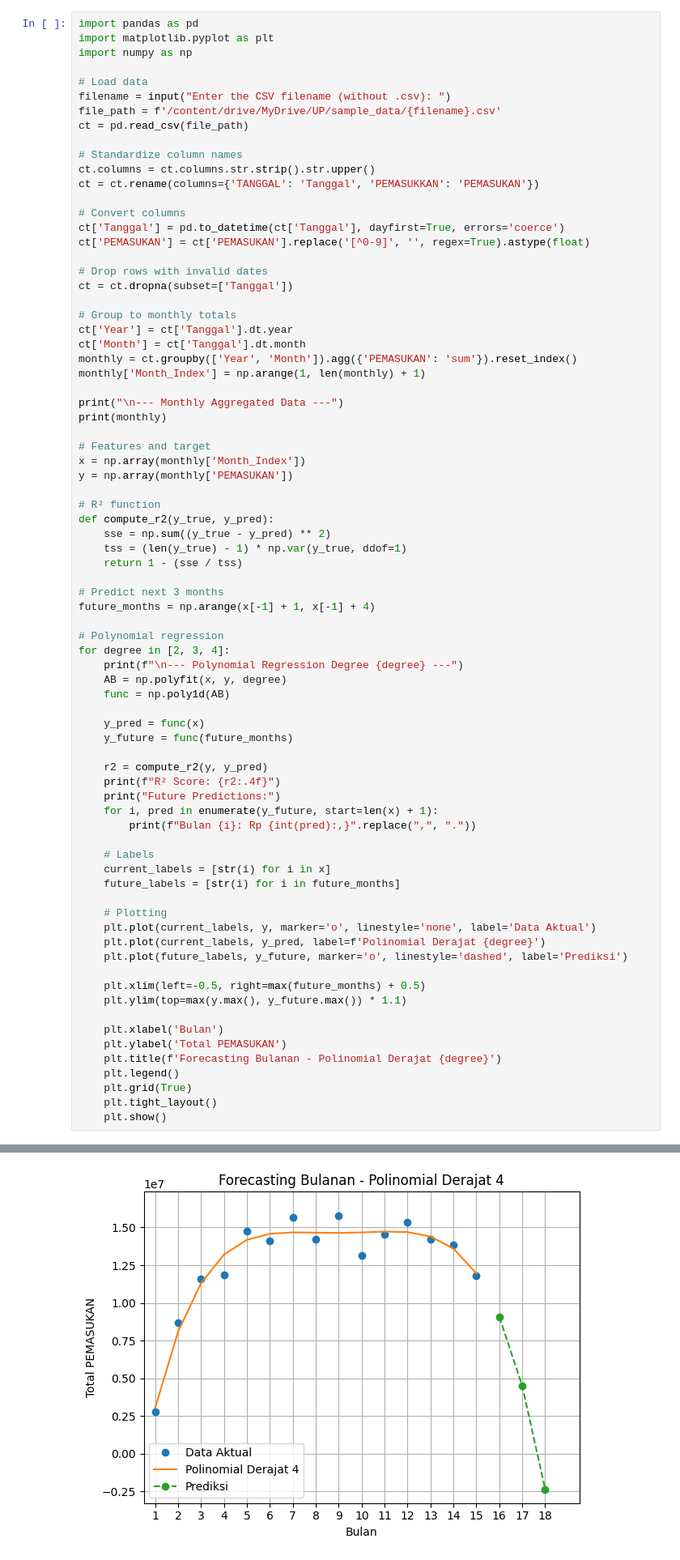
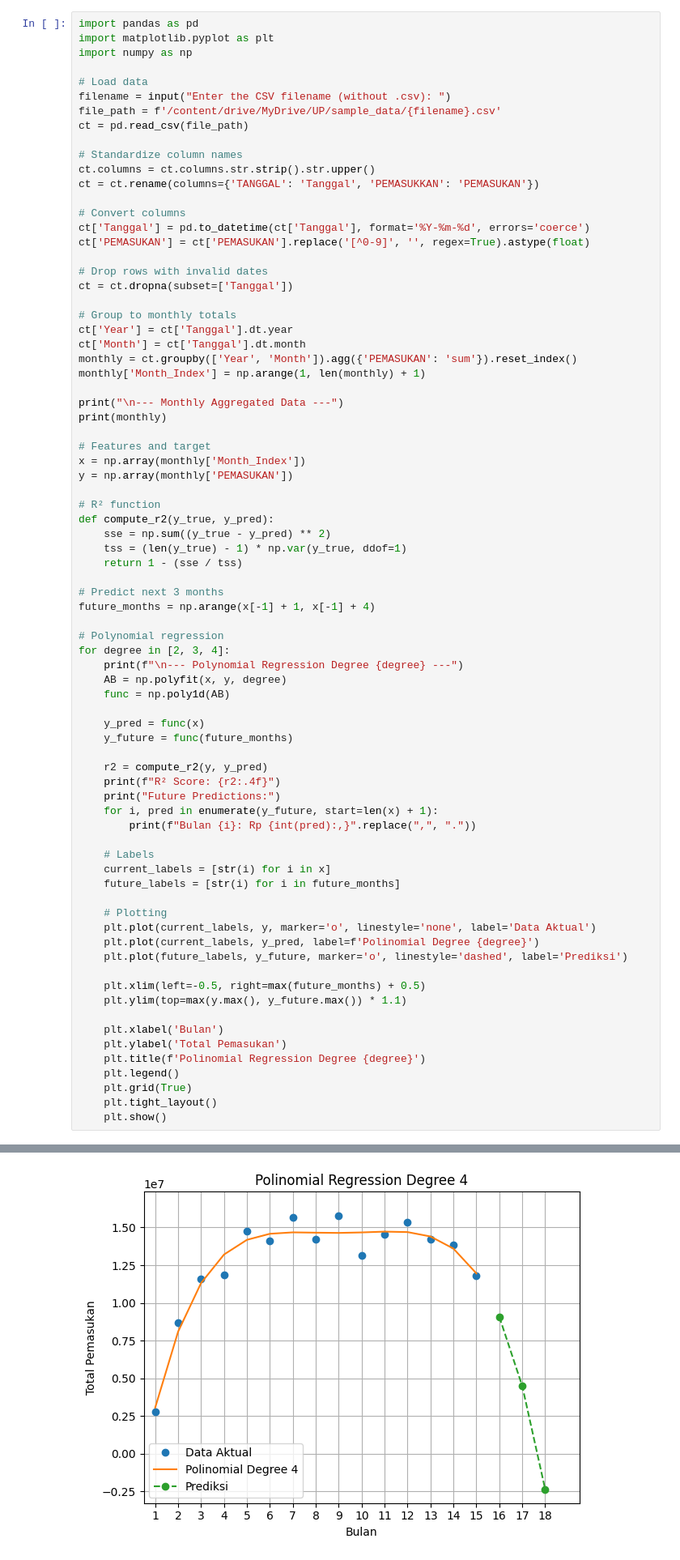
Before and after one commit to HaykalRamadhan/forecasting, a Jupyter notebook: UP.ipynb, the cells around one changed output, grey strips where cells are left out. Shown: that part at 81% size. Drawn from its saved outputs; the diff is of its cells as text.

```diff
--- a/UP.ipynb
+++ b/UP.ipynb
@@ -22,7 +24,7 @@ ct.columns = ct.columns.str.strip().str.upper()
 ct = ct.rename(columns={'TANGGAL': 'Tanggal', 'PEMASUKKAN': 'PEMASUKAN'})
 
 # Convert columns
-ct['Tanggal'] = pd.to_datetime(ct['Tanggal'], dayfirst=True, errors='coerce')
+ct['Tanggal'] = pd.to_datetime(ct['Tanggal'], format='%Y-%m-%d', errors='coerce')
 ct['PEMASUKAN'] = ct['PEMASUKAN'].replace('[^0-9]', '', regex=True).astype(float)
 
 # Drop rows with invalid dates
@@ -71,15 +73,15 @@ for degree in [2, 3, 4]:
 
     # Plotting
     plt.plot(current_labels, y, marker='o', linestyle='none', label='Data Aktual')
-    plt.plot(current_labels, y_pred, label=f'Polinomial Derajat {degree}')
+    plt.plot(current_labels, y_pred, label=f'Polinomial Degree {degree}')
     plt.plot(future_labels, y_future, marker='o', linestyle='dashed', label='Prediksi')
 
     plt.xlim(left=-0.5, right=max(future_months) + 0.5)
     plt.ylim(top=max(y.max(), y_future.max()) * 1.1)
 
     plt.xlabel('Bulan')
-    plt.ylabel('Total PEMASUKAN')
-    plt.title(f'Forecasting Bulanan - Polinomial Derajat {degree}')
+    plt.ylabel('Total Pemasukan')
+    plt.title(f'Polinomial Regression Degree {degree}')
     plt.legend()
     plt.grid(True)
     plt.tight_layout()
@@ -120,4 +121,4 @@ Bulan 18: Rp -2.364.547
-[figure, old version]
+[figure, new version]
 # %% [markdown]
 ## NORMALIZATION + TRIMMING
 # %%
```
Also changed, not shown: parts of 4 cells of this notebook.
